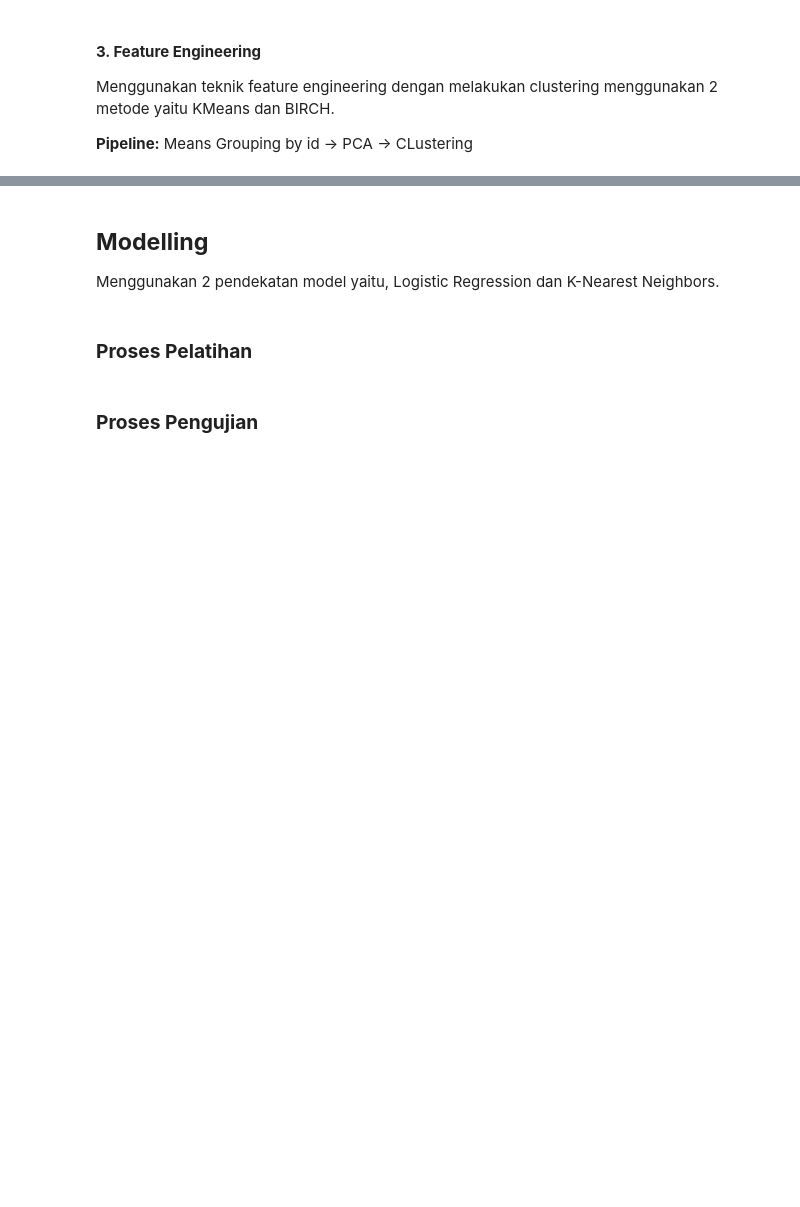
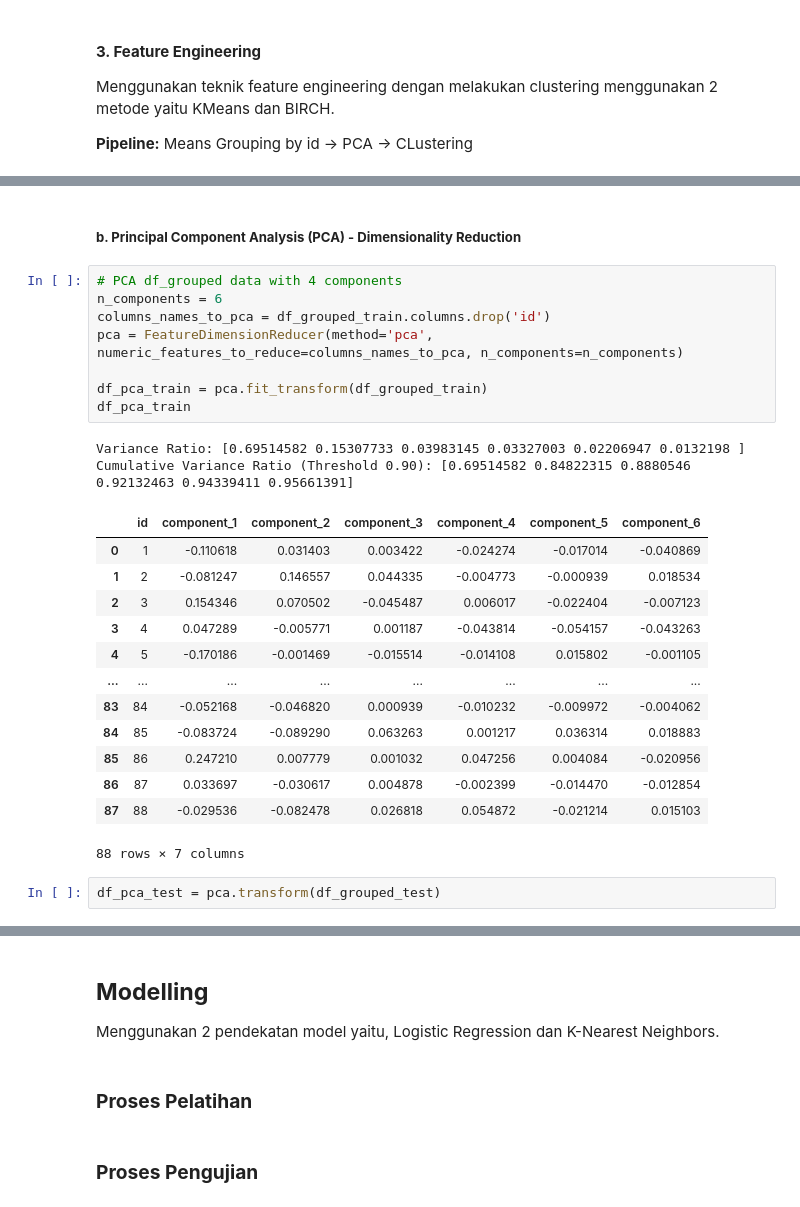
Before and after one commit to auvarifqi/tugas-besar-2-ai-lanjut, a Jupyter notebook: main.ipynb, the cells around one changed output, grey strips where cells are left out. Saved outputs shown, nothing was run; the diff lists cells and outputs as text; blank space fills up the shorter version.

```diff
--- a/main.ipynb
+++ b/main.ipynb
@@ -444,0 +501,28 @@ Menggunakan teknik feature engineering dengan melakukan clustering menggunakan 2
+# %% [markdown]
+##### **b. Principal Component Analysis (PCA) - Dimensionality Reduction**
+# %%
+# PCA df_grouped data with 4 components
+n_components = 6
+columns_names_to_pca = df_grouped_train.columns.drop('id')
+pca = FeatureDimensionReducer(method='pca', numeric_features_to_reduce=columns_names_to_pca, n_components=n_components)
+
+df_pca_train = pca.fit_transform(df_grouped_train)
+df_pca_train
+# %% [output]
+Variance Ratio: [0.69514582 0.15307733 0.03983145 0.03327003 0.02206947 0.0132198 ]
+Cumulative Variance Ratio (Threshold 0.90): [0.69514582 0.84822315 0.8880546  0.92132463 0.94339411 0.95661391]
+|  | id | component_1 | component_2 | component_3 | component_4 | component_5 | component_6 |
+| 0 | 1 | -0.110618 | 0.031403 | 0.003422 | -0.024274 | -0.017014 | -0.040869 |
+| 1 | 2 | -0.081247 | 0.146557 | 0.044335 | -0.004773 | -0.000939 | 0.018534 |
+| 2 | 3 | 0.154346 | 0.070502 | -0.045487 | 0.006017 | -0.022404 | -0.007123 |
+| 3 | 4 | 0.047289 | -0.005771 | 0.001187 | -0.043814 | -0.054157 | -0.043263 |
+| 4 | 5 | -0.170186 | -0.001469 | -0.015514 | -0.014108 | 0.015802 | -0.001105 |
+| ... | ... | ... | ... | ... | ... | ... | ... |
+| 83 | 84 | -0.052168 | -0.046820 | 0.000939 | -0.010232 | -0.009972 | -0.004062 |
+| 84 | 85 | -0.083724 | -0.089290 | 0.063263 | 0.001217 | 0.036314 | 0.018883 |
+| 85 | 86 | 0.247210 | 0.007779 | 0.001032 | 0.047256 | 0.004084 | -0.020956 |
+| 86 | 87 | 0.033697 | -0.030617 | 0.004878 | -0.002399 | -0.014470 | -0.012854 |
+| 87 | 88 | -0.029536 | -0.082478 | 0.026818 | 0.054872 | -0.021214 | 0.015103 |
+88 rows × 7 columns
+# %%
+df_pca_test = pca.transform(df_grouped_test)
```
Also changed, not shown: parts of 13 cells of this notebook, 2 other files.
